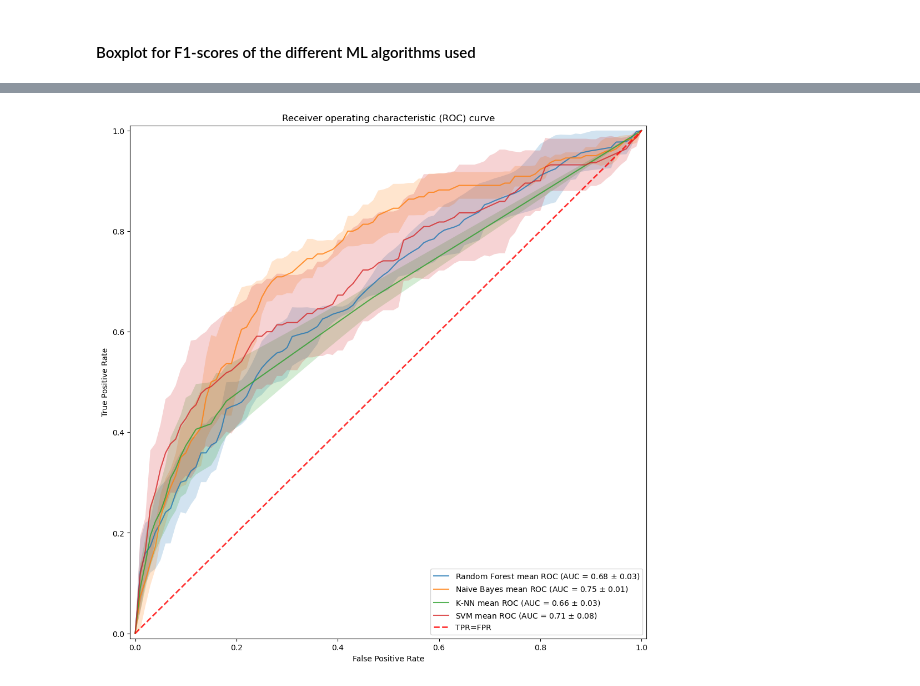
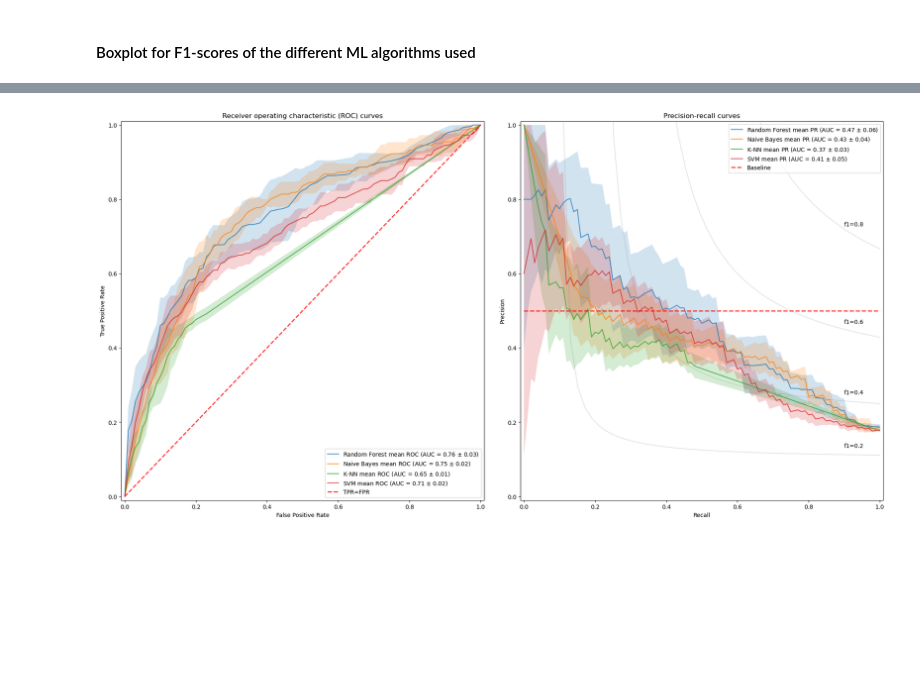
Before and after one commit to pienvangastel/tm10007_ml_group3, a Jupyter notebook: assignment_ordered.ipynb, the cells around one changed output, grey strips where cells are left out. Saved outputs shown, nothing was run; the diff lists cells and outputs as text; code cells hidden in the pictures; blank space fills up the shorter version.

```diff
--- a/assignment_ordered.ipynb
+++ b/assignment_ordered.ipynb
@@ -610,7 +512,7 @@ for i, (train_index, test_index) in enumerate(rs.split(X, y)):
     selector = SelectKBest()
 
     # Pipeline
-    pipe = Pipeline(steps=[('select', selector), ("knn", knn)])
+    pipe = Pipeline(steps=[('scaler', scaler), ('select', selector), ("knn", knn)])
 
     # Random grid:
     pca_components = [None] + list(np.arange(1, 101, 20))
@@ -624,7 +526,7 @@ for i, (train_index, test_index) in enumerate(rs.split(X, y)):
     'select__k': k_select}
 
     # Hoeveel iteraties willen we?
-    search = RandomizedSearchCV(pipe, random_grid, cv=3, scoring = 'f1', verbose=2, n_iter=20, random_state=RANDOM_SEED)
+    search = RandomizedSearchCV(pipe, random_grid, cv=5, scoring = 'f1', n_iter=20, random_state=RANDOM_SEED)
     search.fit(X_train, y_train)
     best_clf = search.best_estimator_
     fitted_clf_list_knn.append(search)
@@ -760,7 +589,7 @@ for i, (train_index, test_index) in enumerate(rs.split(X, y)):
     #'select__k': k_select}
 
     # Hoeveel iteraties willen we?
-    search = RandomizedSearchCV(pipe, random_grid, cv=3, scoring = 'f1', verbose=2, n_iter=20, random_state=RANDOM_SEED)
+    search = RandomizedSearchCV(pipe, random_grid, cv=5, scoring = 'f1', n_iter=20, random_state=RANDOM_SEED)
     search.fit(X_train, y_train)
     best_clf = search.best_estimator_
     fitted_clf_list_knn.append(search)
@@ -843,11 +672,10 @@ Results for split 5:
 # %% [markdown]
 # SVM
 # %%
-
 # Aantal splits
 N_SPLITS = 5
 
-rs = StratifiedShuffleSplit(n_splits=N_SPLITS, test_size=.3)
+rs = StratifiedShuffleSplit(n_splits=N_SPLITS, test_size=.3, random_state=RANDOM_SEED)
 
 scores_svm = {'f1': [], 'accuracy': [], 'AUC': []}
 fitted_clf_list_svm = []
@@ -883,8 +711,7 @@ for i, (train_index, test_index) in enumerate(rs.split(X, y)):
             #'pca__n_components': [None] + list(np.arange(1, 101, 20))}
             'select__k': np.arange(2, 150)}
 
-
-    search = RandomizedSearchCV(pipe, random_grid, cv=3, verbose=5, scoring = 'f1', n_iter= 20)
+    search = RandomizedSearchCV(pipe, random_grid, cv=5, scoring = 'f1', n_iter= 20, random_state=RANDOM_SEED)
     search.fit(X_train, y_train)
     best_clf = search.best_estimator_
     fitted_clf_list_svm.append(search)
@@ -1069,7 +820,7 @@ comb = combinations([scores_rf['f1'], scores_knn['f1'], scores_nb['f1'], scores_
 p_values_table = pd.DataFrame(index=classifiers_used, columns=classifiers_used)
 
 for name, scores in zip(list(names), list(comb)):
-    _, p_value = ttest_rel(scores[0], scores[1])
+    _, p_value = ttest_ind(scores[0], scores[1])
     p_values_table[name[0]][name[1]] = p_value
     p_values_table[name[1]][name[0]] = p_value
 # %%
@@ -1100,51 +851,98 @@ Text(0.5, 1.0, 'Boxplot F1-scores on test sets')
 # %%
 # Code adapted from:
 # https://stackoverflow.com/questions/51442818/average-roc-curve-across-folds-for-multi-class-classification-case-in-sklearn
-
-from sklearn.metrics import roc_curve, auc
 
 plt.style.use('default')
 
 scores_dict = [scores_rf, scores_nb, scores_knn, scores_svm]
 classifiers_used = ['Random Forest', 'Naive Bayes', 'K-NN', 'SVM']
 
 colors = ['darksalmon', 'gold', 'royalblue', 'mediumseagreen', 'violet']
-plt.figure(figsize=(12, 12))
+
+fig, axs = plt.subplots(1, 2, figsize=(24, 12))
 
 for dict, name in zip(scores_dict, classifiers_used):
     tprs = []
     aucs = []
     base_fpr = np.linspace(0, 1, 101)
 
     for i in range(N_SPLITS):
         fpr, tpr, _ = roc_curve(dict[f'labels_split_{i+1}'], dict[f'probs_split_{i+1}'][:, 1])
         roc_auc = auc(fpr, tpr)
         aucs.append(roc_auc)
         tpr = np.interp(base_fpr, fpr, tpr)
         tpr[0] = 0.0
         tprs.append(tpr)
 
     tprs = np.array(tprs)
     mean_tprs = tprs.mean(axis=0)
     std = tprs.std(axis=0)
 
     mean_auc = auc(base_fpr, mean_tprs)
     std_auc = np.std(aucs)
 
     tprs_upper = np.minimum(mean_tprs + std, 1)
     tprs_lower = mean_tprs - std
 
-    plt.plot(base_fpr, mean_tprs, alpha = 0.8, label=r'%s mean ROC (AUC = %0.2f $\pm$ %0.2f)' % (name, mean_auc, std_auc),)
-    plt.fill_between(base_fpr, tprs_lower, tprs_upper, alpha = 0.2)
+    axs[0].plot(base_fpr, mean_tprs, alpha = 0.8, label=r'%s mean ROC (AUC = %0.2f $\pm$ %0.2f)' % (name, mean_auc, std_auc),)
+    axs[0].fill_between(base_fpr, tprs_lower, tprs_upper, alpha = 0.2)
 
-plt.plot([0, 1], [0, 1], linestyle = '--', lw = 2, color = 'r', label = 'TPR=FPR', alpha= 0.8)
-plt.xlim([-0.01, 1.01])
-plt.ylim([-0.01, 1.01])
-plt.ylabel('True Positive Rate')
-plt.xlabel('False Positive Rate')
-plt.legend(loc="lower right")
-plt.title('Receiver operating characteristic (ROC) curve')
-plt.show()
+axs[0].plot([0, 1], [0, 1], linestyle = '--', lw = 2, color = 'r', label = 'TPR=FPR', alpha= 0.8)
+axs[0].set_xlim([-0.01, 1.01])
+axs[0].set_ylim([-0.01, 1.01])
+axs[0].set_ylabel('True Positive Rate')
+axs[0].set_xlabel('False Positive Rate')
+axs[0].legend(loc="lower right")
+axs[0].set_title('Receiver operating characteristic (ROC) curves')
+#plt.show()
+
+f_scores = np.linspace(0.2, 0.8, num=4)
+lines, labels = [], []
+for f_score in f_scores:
+    x = np.linspace(0.01, 1)
+    y = f_score * x / (2 * x - f_score)
+    (l,) = plt.plot(x[y >= 0], y[y >= 0], color="gray", alpha=0.2)
+    plt.annotate("f1={0:0.1f}".format(f_score), xy=(0.9, y[45] + 0.02))
+
+for dict, name in zip(scores_dict, classifiers_used):
+    precision = []
+    pr_auc = []
+    base_recall = np.linspace(0, 1, 101)
+
+    for i in range(N_SPLITS):
+        prec, rec, _ = precision_recall_curve(dict[f'labels_split_{i+1}'], dict[f'probs_split_{i+1}'][:, 1])
+        prec = np.flip(prec)
+        rec = np.flip(rec)
+        auc_temp = auc(rec, prec)
+        pr_auc.append(auc_temp)
+        prec = np.interp(base_recall, rec, prec)
+        precision.append(prec)
+
+    precision = np.array(precision)
+    mean_precisions = np.mean(precision, axis=0)
+    std = precision.std(axis=0)
+
+    mean_auc = np.mean(pr_auc)
+    std_auc = np.std(pr_auc)
+
+    axs[1].plot(base_recall, mean_precisions, alpha = 0.8, label=r'%s mean PR (AUC = %0.2f $\pm$ %0.2f)' % (name, mean_auc, std_auc),)
+
+
+    prec_upper = np.minimum(mean_precisions + std, 1)
+    prec_lower = mean_precisions - std
+    axs[1].fill_between(base_recall, prec_lower, prec_upper, alpha = 0.2)
+
+axs[1].plot([0, 1], [0.5, 0.5], linestyle = '--', lw = 2, color = 'r', label = 'Baseline', alpha= 0.8)
+axs[1].set_xlim([-0.01, 1.01])
+axs[1].set_ylim([-0.01, 1.01])
+axs[1].set_ylabel('Precision')
+axs[1].set_xlabel('Recall')
+axs[1].legend(loc="upper right")
+axs[1].set_title('Precision-recall curves')
+
+plt.subplots_adjust(wspace=0.1, hspace=0)
+#plt.tight_layout()
+fig.show()
 # %% [output]
-[figure, old version]
+[figure, new version]
 # %%
```
Also changed, not shown: parts of 27 cells of this notebook.
